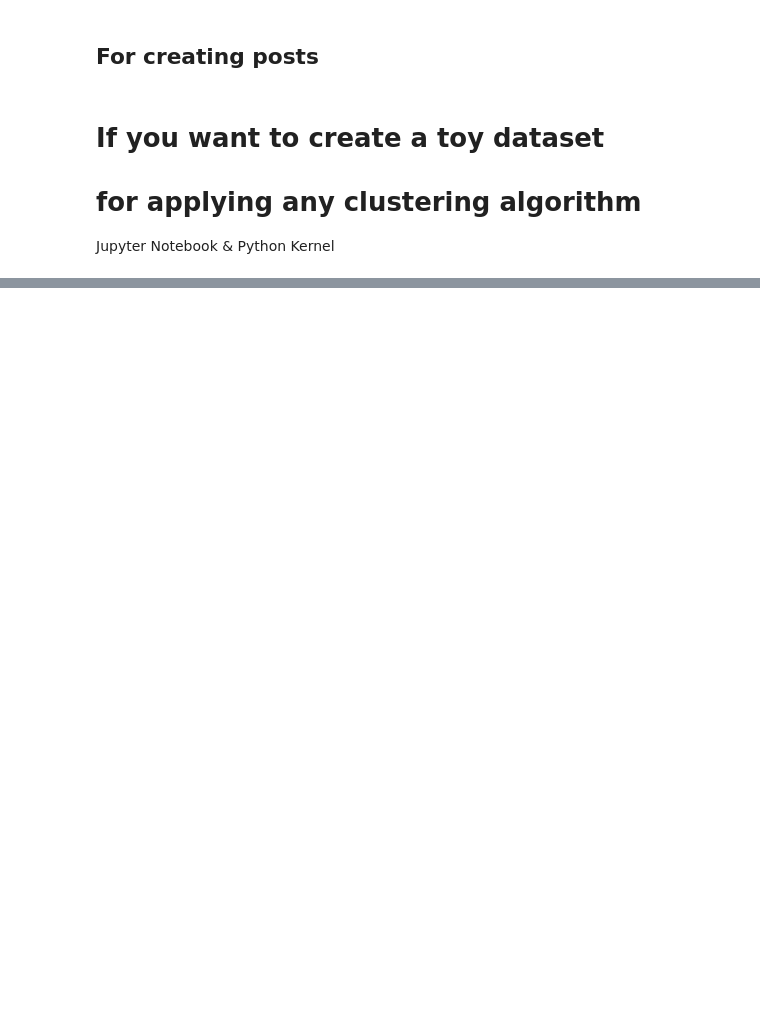
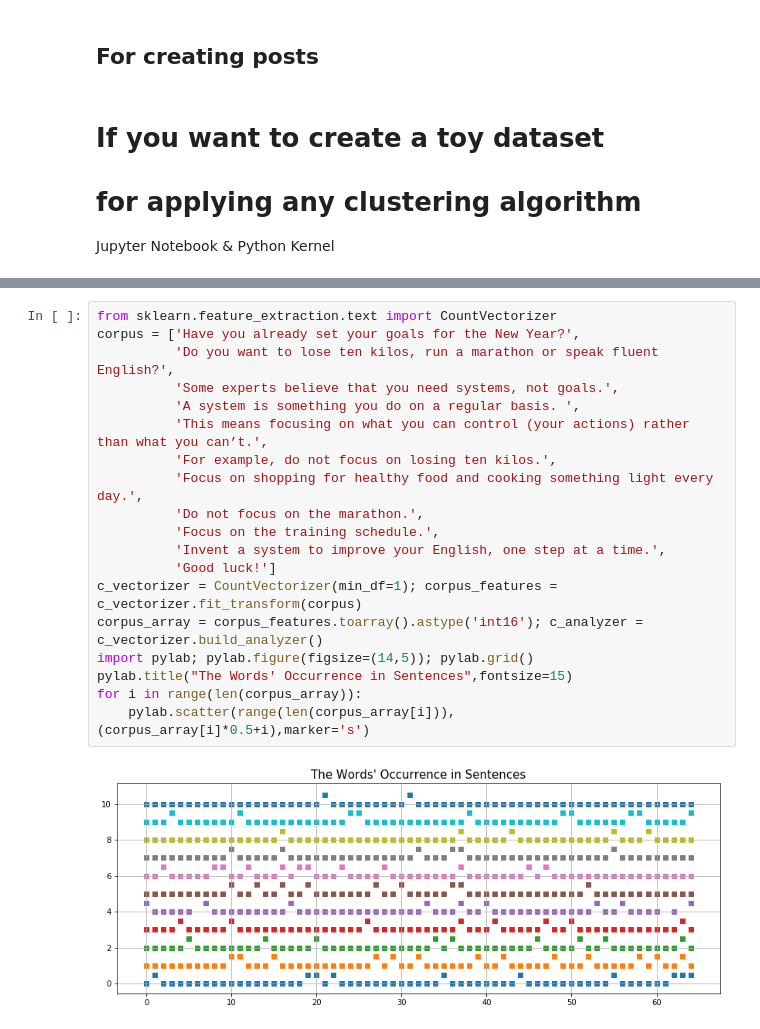
Before and after one commit to OlgaBelitskaya/instagram, a Jupyter notebook: instagram_python2.ipynb, the cells around one changed output, grey strips where cells are left out. Drawn from its saved outputs; the diff is of its cells as text; blank space fills up the shorter version.

```diff
--- a/instagram_python2.ipynb
+++ b/instagram_python2.ipynb
@@ -29,0 +34,21 @@ pylab.scatter([1,-1,1,-1],[1,-1,-1,1],c='#3636ff',marker='*',s=500);
+# %%
+from sklearn.feature_extraction.text import CountVectorizer
+corpus = ['Have you already set your goals for the New Year?',
+          'Do you want to lose ten kilos, run a marathon or speak fluent English?',
+          'Some experts believe that you need systems, not goals.',
+          'A system is something you do on a regular basis. ',
+          'This means focusing on what you can control (your actions) rather than what you can’t.',
+          'For example, do not focus on losing ten kilos.',
+          'Focus on shopping for healthy food and cooking something light every day.',
+          'Do not focus on the marathon.',
+          'Focus on the training schedule.',
+          'Invent a system to improve your English, one step at a time.',
+          'Good luck!']
+c_vectorizer = CountVectorizer(min_df=1); corpus_features = c_vectorizer.fit_transform(corpus)
+corpus_array = corpus_features.toarray().astype('int16'); c_analyzer = c_vectorizer.build_analyzer()
+import pylab; pylab.figure(figsize=(14,5)); pylab.grid()
+pylab.title("The Words' Occurrence in Sentences",fontsize=15)
+for i in range(len(corpus_array)):
+    pylab.scatter(range(len(corpus_array[i])),(corpus_array[i]*0.5+i),marker='s')
+# %% [output]
+[figure, added]
```
Also changed, not shown: parts of 4 cells of this notebook.
